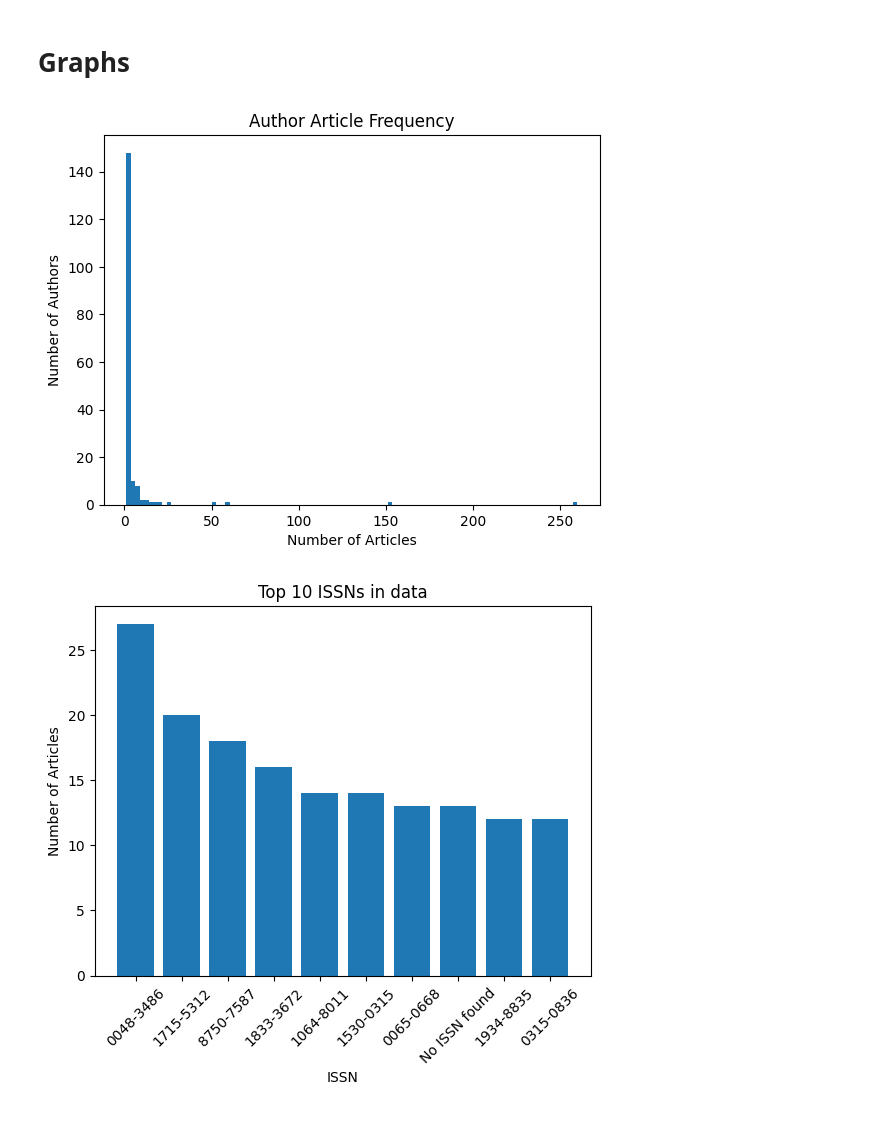
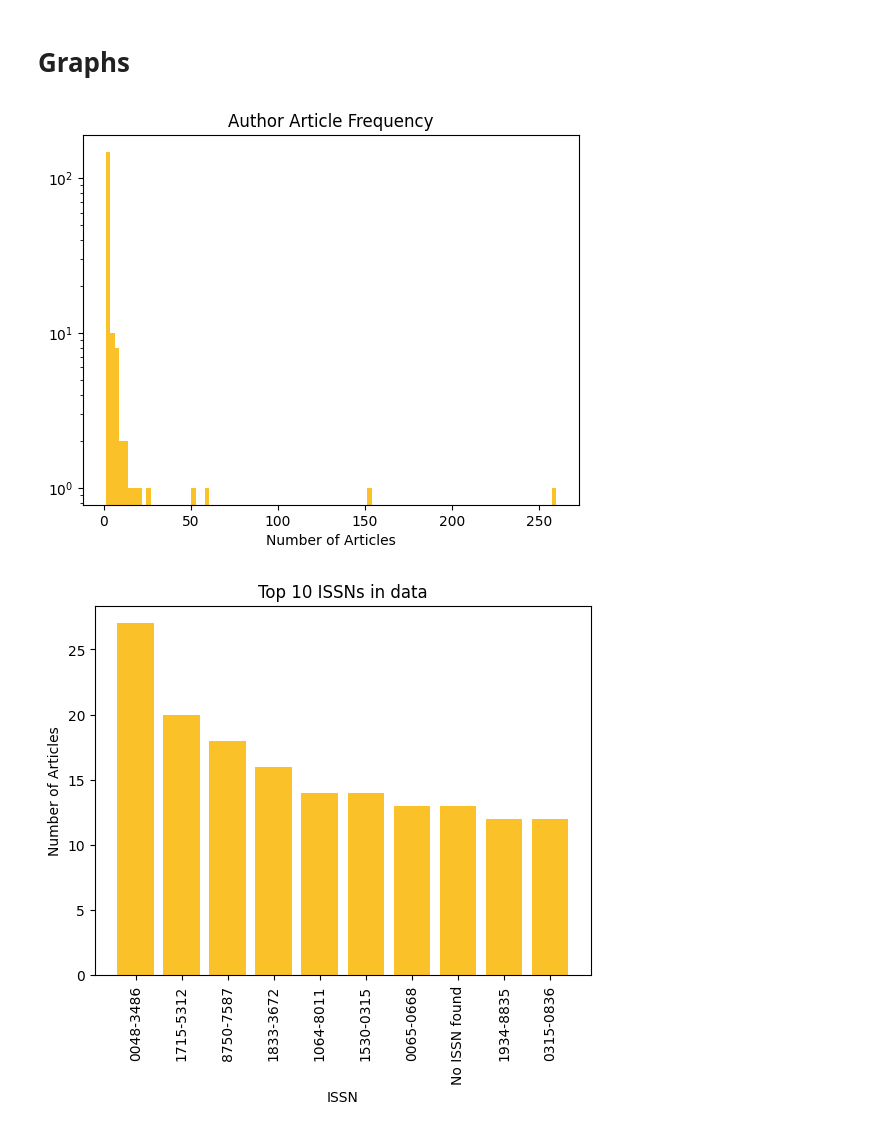
Before and after one commit to elibtronic/green_oa_compiler, a Jupyter notebook: Green_OA_Analysis.ipynb, the cells around one changed output. Drawn from its saved outputs; the diff is of its cells as text; code cells hidden in the pictures.

```diff
--- a/Green_OA_Analysis.ipynb
+++ b/Green_OA_Analysis.ipynb
@@ -166,20 +196,24 @@ doi_df[doi_df['submitted_oa_policy'].isnull() & doi_df['accepted_oa_policy'].isn
 dtype: int64
 # %% [markdown]
 # Graphs
+# %%
+#Set colors just once
+colors = sns.color_palette('inferno_r')[0:5]
+color = sns.color_palette('inferno_r')[0]
 # %%
-plt.hist(doi_df['ORCID'].value_counts(), bins=100)
+plt.hist(doi_df['ORCID'].value_counts(), bins=100,color=color,log=True)
 plt.title("Author Article Frequency")
 plt.xlabel("Number of Articles")
-plt.ylabel("Number of Authors")
+#plt.ylabel("Number of Authors")
 plt.show()
 # %% [output]
-[figure, old version]
+[figure, new version]
 # %%
-plt.bar(doi_df['issn'].value_counts().index[:10], doi_df['issn'].value_counts().values[:10])
+plt.bar(doi_df['issn'].value_counts().index[:10], doi_df['issn'].value_counts().values[:10],color=color)
 plt.title("Top 10 ISSNs in data")
 plt.ylabel("Number of Articles")
 plt.xlabel("ISSN")
-plt.xticks(rotation=45)
+plt.xticks(rotation=90)
 plt.show()
 # %% [output]
-[figure, old version]
+[figure, new version]
```
Also changed, not shown: parts of 15 cells of this notebook.
